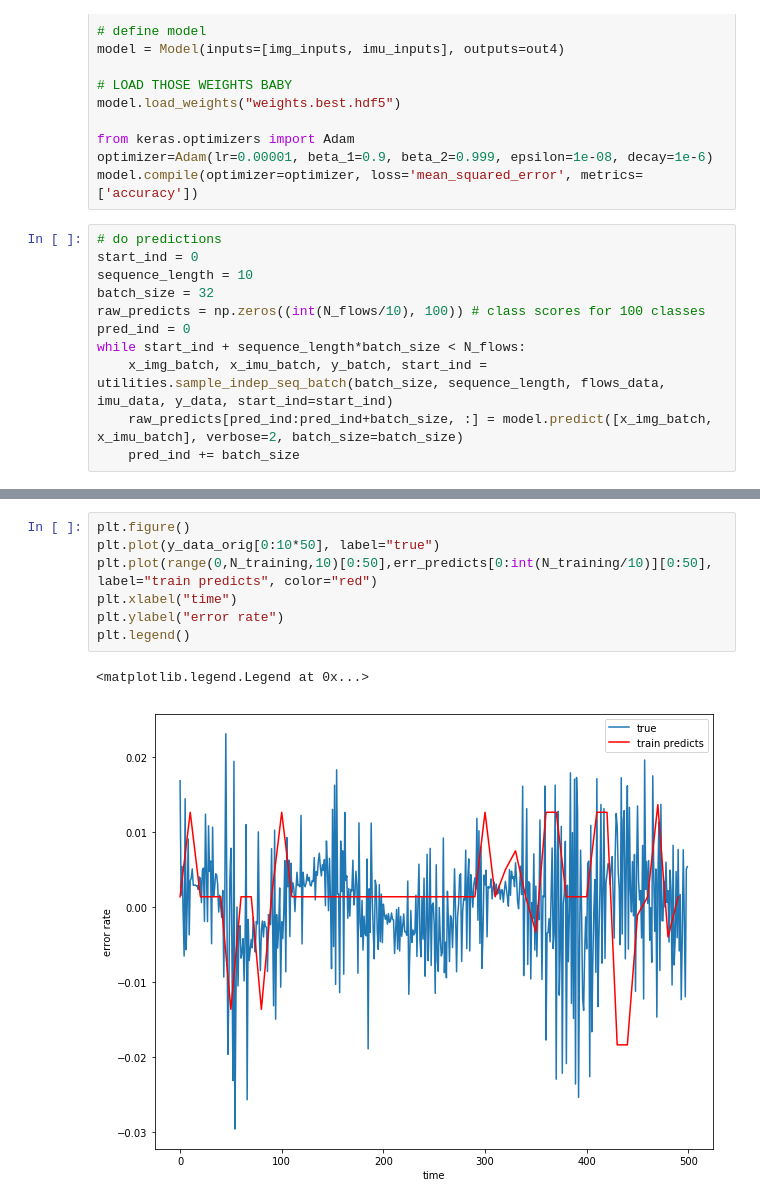
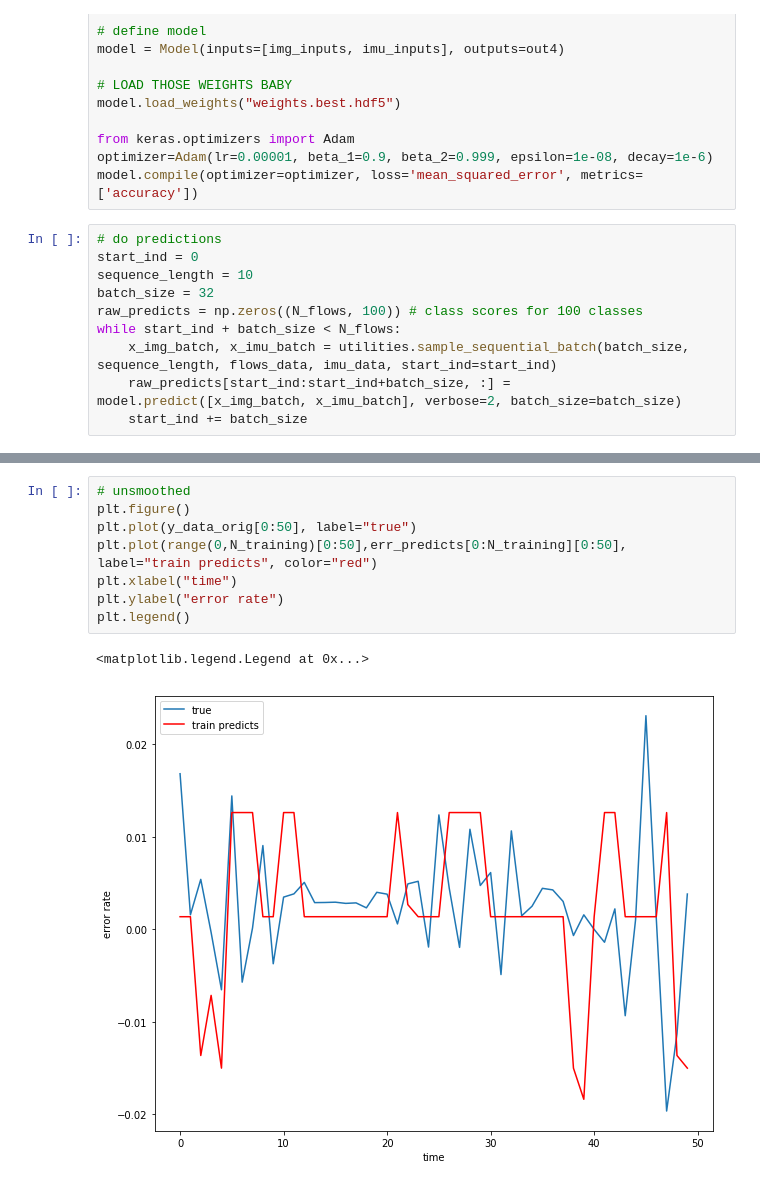
Before and after one commit to chelseas/teach-me-to-tango, a Jupyter notebook: plotting.ipynb, the cells around one changed output, grey strips where cells are left out. Saved outputs shown, nothing was run; the diff lists cells and outputs as text.

Commit message:
lots of plots for deepKerasRNN

```diff
--- a/plotting.ipynb
+++ b/plotting.ipynb
@@ -140,12 +140,11 @@ model.compile(optimizer=optimizer, loss='mean_squared_error', metrics=['accuracy
 start_ind = 0
 sequence_length = 10
 batch_size = 32
-raw_predicts = np.zeros((int(N_flows/10), 100)) # class scores for 100 classes
-pred_ind = 0
-while start_ind + sequence_length*batch_size < N_flows:
-    x_img_batch, x_imu_batch, y_batch, start_ind = utilities.sample_indep_seq_batch(batch_size, sequence_length, flows_data, imu_data, y_data, start_ind=start_ind)
-    raw_predicts[pred_ind:pred_ind+batch_size, :] = model.predict([x_img_batch, x_imu_batch], verbose=2, batch_size=batch_size)
-    pred_ind += batch_size
+raw_predicts = np.zeros((N_flows, 100)) # class scores for 100 classes
+while start_ind + batch_size < N_flows:
+    x_img_batch, x_imu_batch = utilities.sample_sequential_batch(batch_size, sequence_length, flows_data, imu_data, start_ind=start_ind)
+    raw_predicts[start_ind:start_ind+batch_size, :] = model.predict([x_img_batch, x_imu_batch], verbose=2, batch_size=batch_size)
+    start_ind += batch_size
 # %%
 class_predicts = np.argmax(raw_predicts, axis=-1)
 err_predicts = mean[class_predicts]
@@ -167,10 +166,11 @@ plt.legend()
 # %%
+# unsmoothed
 plt.figure()
-plt.plot(y_data_orig[0:10*50], label="true")
-plt.plot(range(0,N_training,10)[0:50],err_predicts[0:int(N_training/10)][0:50], label="train predicts", color="red")
+plt.plot(y_data_orig[0:50], label="true")
+plt.plot(range(0,N_training)[0:50],err_predicts[0:N_training][0:50], label="train predicts", color="red")
 plt.xlabel("time")
 plt.ylabel("error rate")
 plt.legend()
 # %% [output]
 <matplotlib.legend.Legend at 0x...>
-[figure, old version]
+[figure, new version]
```
Also changed, not shown: parts of 8 cells of this notebook, 1 other file.
